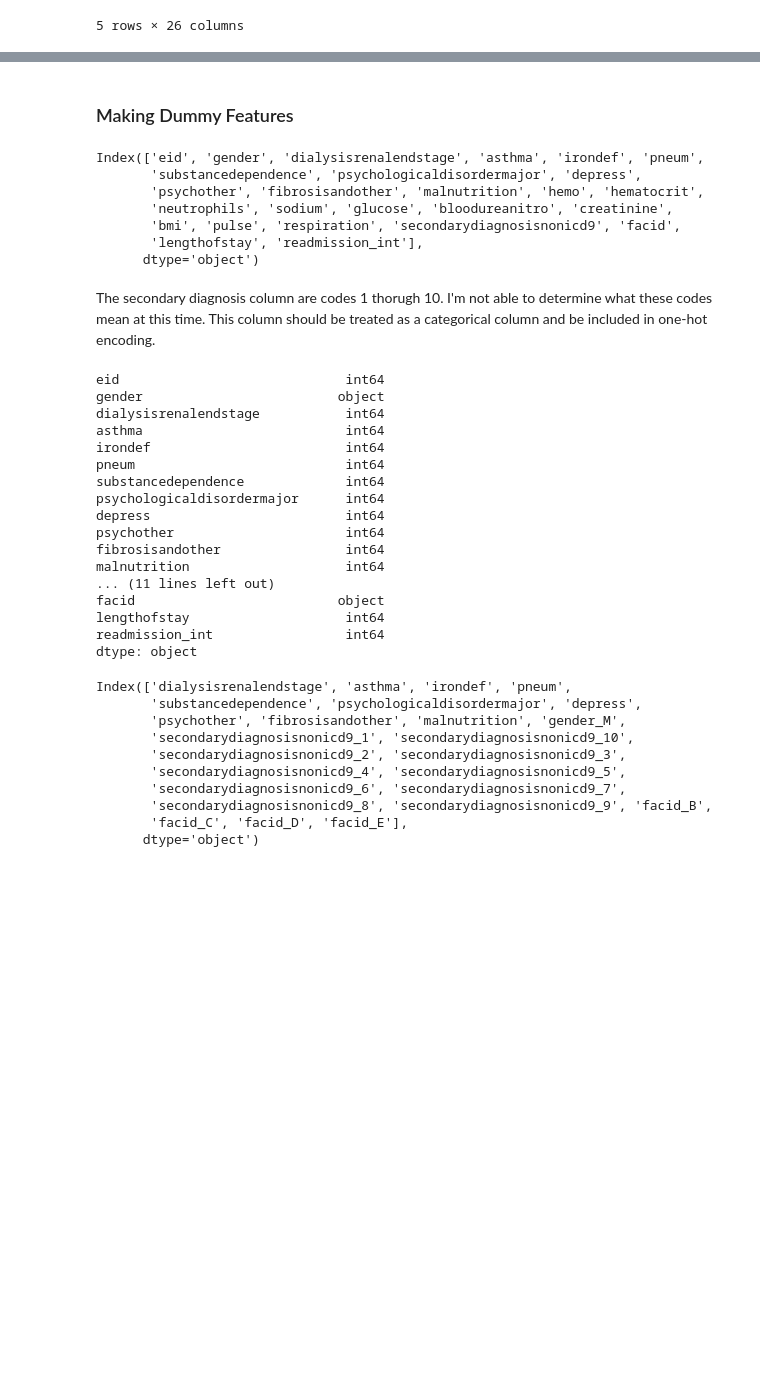
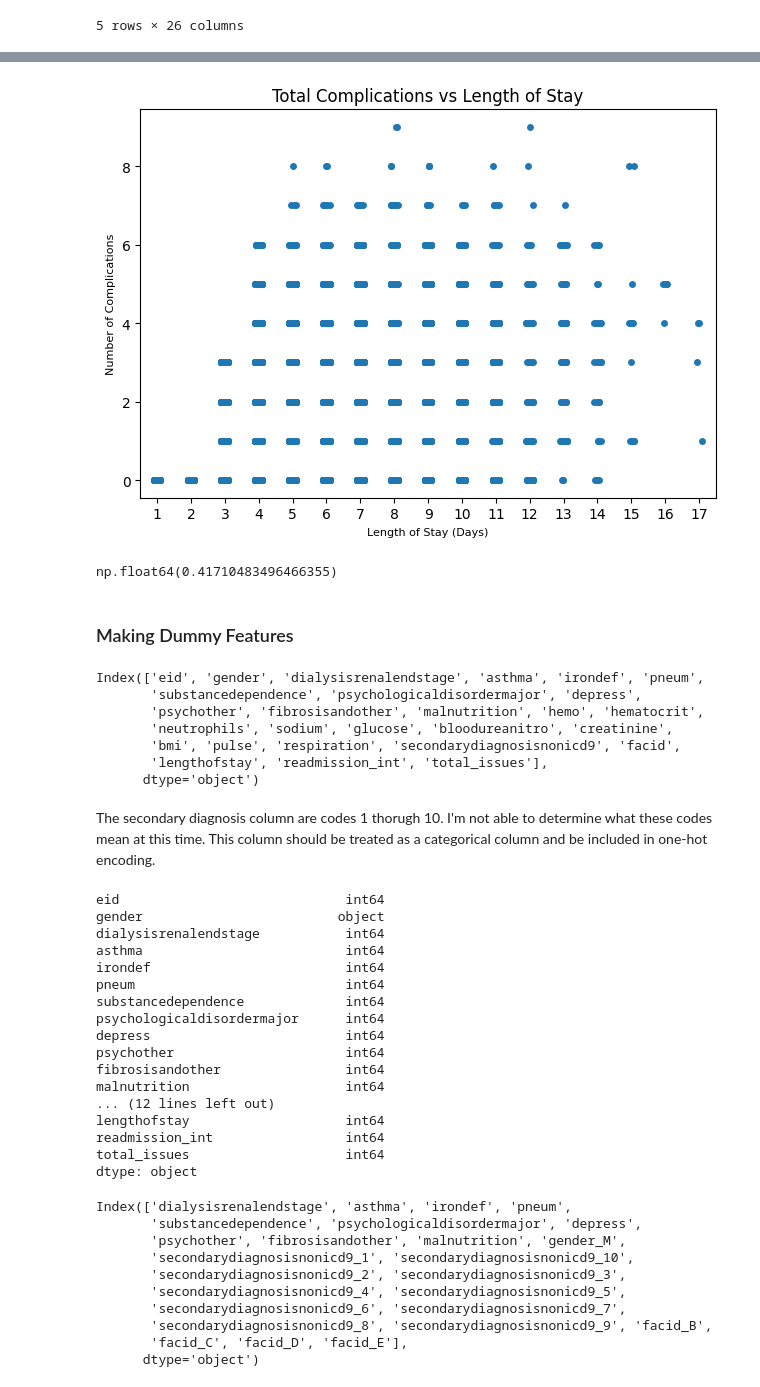
Before and after one commit to dsvoboda101/Springboard, a Jupyter notebook: Capstone_2/Cap2_Feature_Engineering.ipynb, the cells around one changed output, grey strips where cells are left out. Drawn from its saved outputs; the diff is of its cells as text; code cells hidden in the pictures; blank space fills up the shorter version.

```diff
--- a/Capstone_2/Cap2_Feature_Engineering.ipynb
+++ b/Capstone_2/Cap2_Feature_Engineering.ipynb
@@ -29,0 +37,5 @@ health_data.head()
+# %%
+# Make new column for sum of columns 3 thorugh 13
+
+health_data['total_issues'] = health_data.iloc[:, 2:13].sum(axis=1)
+health_data
@@ -30,3 +56,17 @@ health_data.head()
+# %%
+sns.stripplot(data=health_data, x='lengthofstay', y='total_issues', jitter=True)
+plt.title('Total Complications vs Length of Stay', fontsize=12)
+plt.ylabel('Number of Complications', fontsize=8)
+plt.xlabel("Length of Stay (Days)", fontsize=8)
+
+plt.tight_layout()
+plt.show()
+# %% [output]
+[figure, added]
+# %%
+health_data['lengthofstay'].corr(health_data['total_issues'])
+# %% [output]
+np.float64(0.41710483496466355)
 # %% [markdown]
 ### Making Dummy Features
 # %%
@@ -38,7 +78,7 @@ Index(['eid', 'gender', 'dialysisrenalendstage', 'asthma', 'irondef', 'pneum',
        'psychother', 'fibrosisandother', 'malnutrition', 'hemo', 'hematocrit',
        'neutrophils', 'sodium', 'glucose', 'bloodureanitro', 'creatinine',
        'bmi', 'pulse', 'respiration', 'secondarydiagnosisnonicd9', 'facid',
-       'lengthofstay', 'readmission_int'],
+       'lengthofstay', 'readmission_int', 'total_issues'],
       dtype='object')
 # %% [markdown]
 The secondary diagnosis column are codes 1 thorugh 10.  I'm not able to determine what these codes mean at this time.  This column should be treated as a categorical column and be included in one-hot encoding.
@@ -58,10 +98,10 @@ depress                         int64
 psychother                      int64
 fibrosisandother                int64
 malnutrition                    int64
-... (11 lines left out)
-facid                          object
+... (12 lines left out)
 lengthofstay                    int64
 readmission_int                 int64
+total_issues                    int64
 dtype: object
 # %%
 # Split features into categorical and continuous groups and divide the data frame into X_cat and X_cont.  X_cat will undergo one hot encoding and X_cont will undergo scaling.
```
Also changed, not shown: parts of 7 cells of this notebook, 35 other files.
